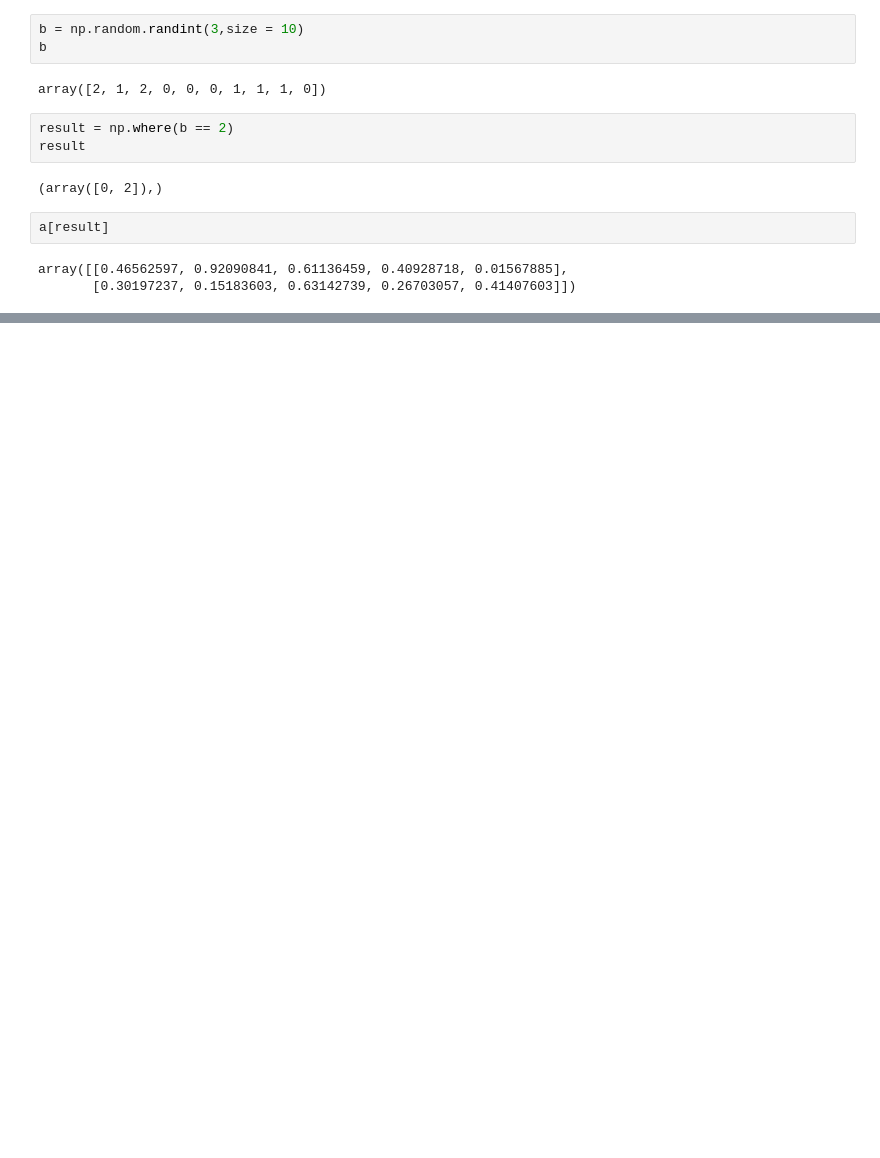
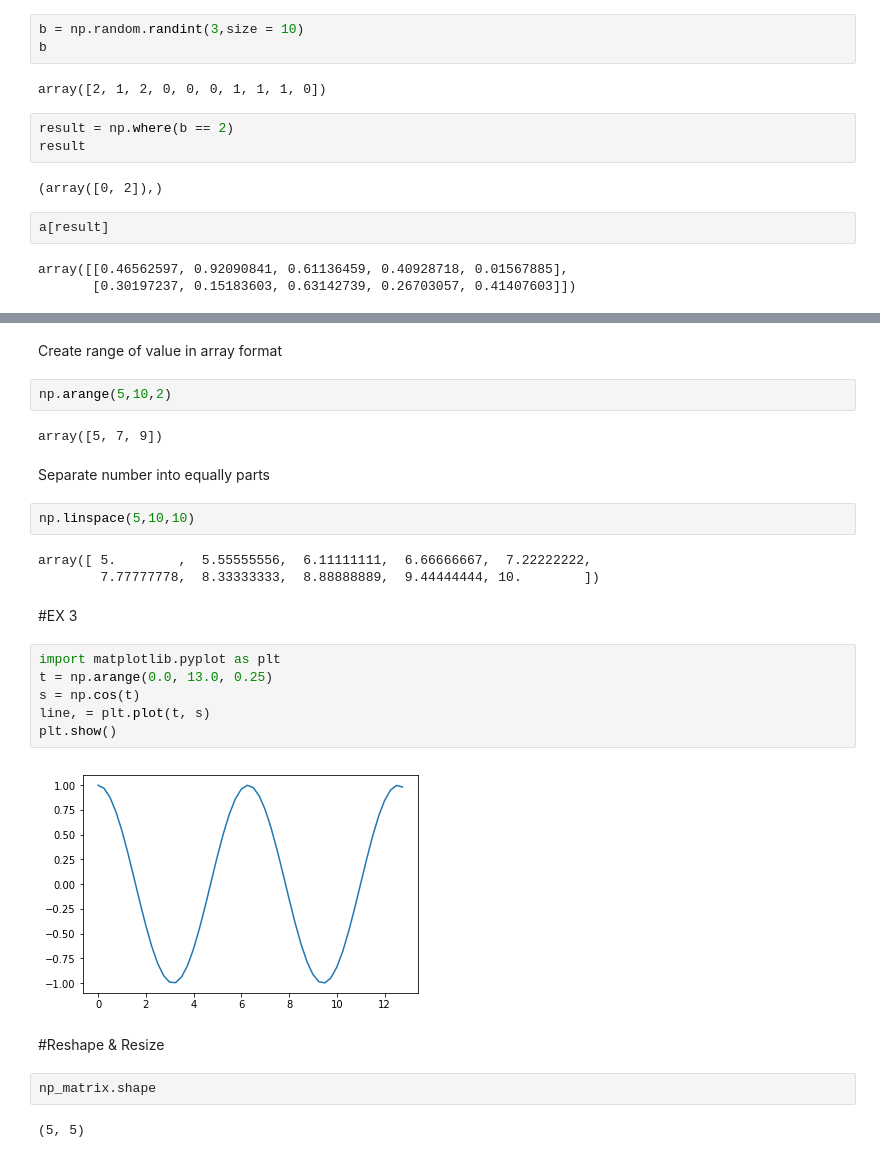
Before and after one commit to kamonsiri080/DW, a Jupyter notebook: Lab8.ipynb, the cells around one changed output, grey strips where cells are left out. Saved outputs shown, nothing was run; the diff lists cells and outputs as text; blank space fills up the shorter version.

```diff
--- a/Lab8.ipynb
+++ b/Lab8.ipynb
@@ -412,0 +482,29 @@ array([[0.46562597, 0.92090841, 0.61136459, 0.40928718, 0.01567885],
+# %% [markdown]
+ Create range of value in array format
+# %%
+np.arange(5,10,2)
+# %% [output]
+array([5, 7, 9])
+# %% [markdown]
+Separate number into equally parts
+# %%
+np.linspace(5,10,10)
+# %% [output]
+array([ 5.        ,  5.55555556,  6.11111111,  6.66666667,  7.22222222,
+        7.77777778,  8.33333333,  8.88888889,  9.44444444, 10.        ])
+# %% [markdown]
+#EX 3
+# %%
+import matplotlib.pyplot as plt
+t = np.arange(0.0, 13.0, 0.25)
+s = np.cos(t)
+line, = plt.plot(t, s)
+plt.show()
+# %% [output]
+[figure, added]
+# %% [markdown]
+#Reshape & Resize
+# %%
+np_matrix.shape
+# %% [output]
+(5, 5)
```
Also changed, not shown: parts of 26 cells of this notebook.
